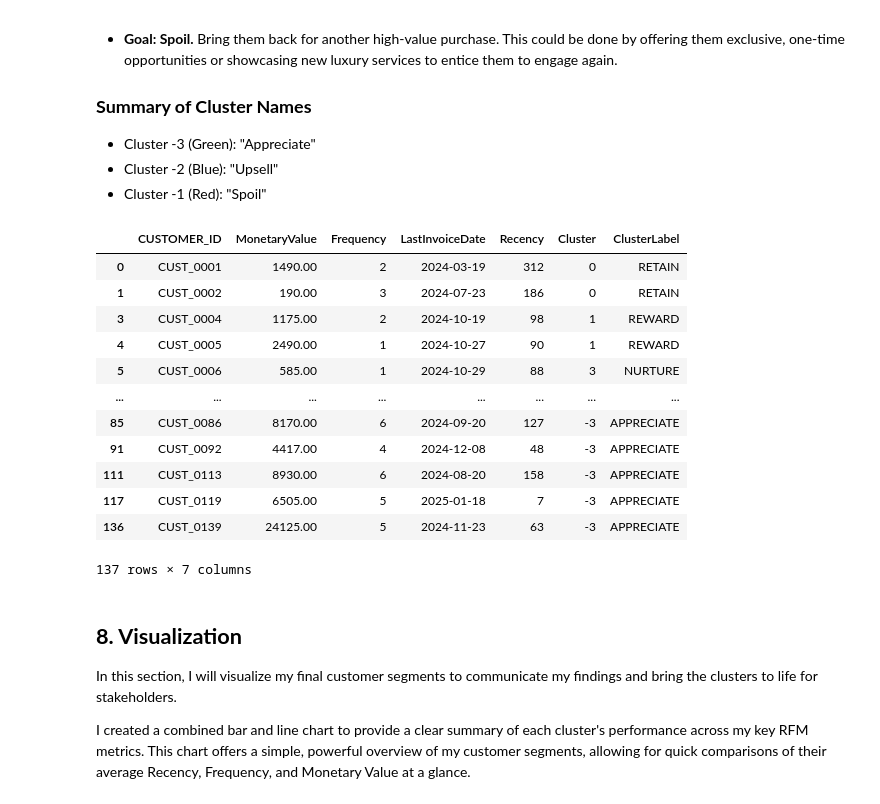
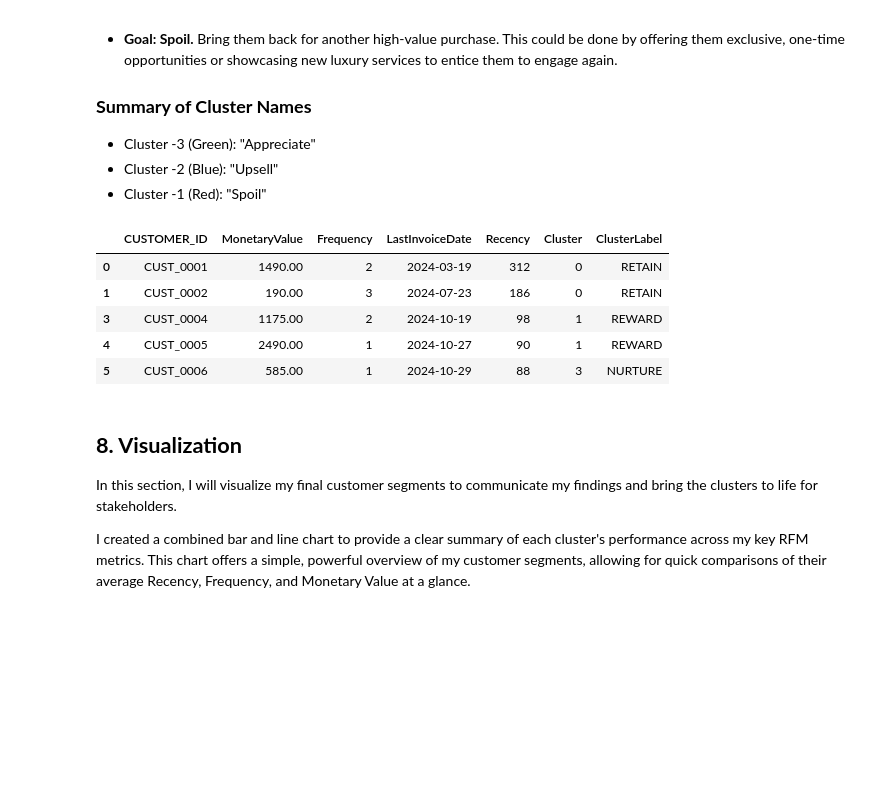
Before and after one commit to ThatcherMcc/Customer-Segmentation-Analysis, a Jupyter notebook: data_clustering.ipynb, the cells around one changed output. Cells and saved outputs as stored; diff of their text form; code cells hidden in the pictures; blank space fills up the shorter version.

```diff
--- a/data_clustering.ipynb
+++ b/data_clustering.ipynb
@@ -917,23 +918,16 @@ cluster_labels = {
 # %%
 full_clustering_df = pd.concat([non_outliers_df, outlier_clusters_df]) # Complete data that includes both outliers and base data
 
 full_clustering_df['ClusterLabel'] = full_clustering_df["Cluster"].map(cluster_labels)
 
-full_clustering_df
+full_clustering_df.head()
 # %% [output]
 |  | CUSTOMER_ID | MonetaryValue | Frequency | LastInvoiceDate | Recency | Cluster | ClusterLabel |
 | 0 | CUST_0001 | 1490.00 | 2 | 2024-03-19 | 312 | 0 | RETAIN |
 | 1 | CUST_0002 | 190.00 | 3 | 2024-07-23 | 186 | 0 | RETAIN |
 | 3 | CUST_0004 | 1175.00 | 2 | 2024-10-19 | 98 | 1 | REWARD |
 | 4 | CUST_0005 | 2490.00 | 1 | 2024-10-27 | 90 | 1 | REWARD |
 | 5 | CUST_0006 | 585.00 | 1 | 2024-10-29 | 88 | 3 | NURTURE |
-| ... | ... | ... | ... | ... | ... | ... | ... |
-| 85 | CUST_0086 | 8170.00 | 6 | 2024-09-20 | 127 | -3 | APPRECIATE |
-| 91 | CUST_0092 | 4417.00 | 4 | 2024-12-08 | 48 | -3 | APPRECIATE |
-| 111 | CUST_0113 | 8930.00 | 6 | 2024-08-20 | 158 | -3 | APPRECIATE |
-| 117 | CUST_0119 | 6505.00 | 5 | 2025-01-18 | 7 | -3 | APPRECIATE |
-| 136 | CUST_0139 | 24125.00 | 5 | 2024-11-23 | 63 | -3 | APPRECIATE |
-137 rows × 7 columns
 # %% [markdown]
 ## **8. Visualization**
 
```
Also changed, not shown: parts of 4 cells of this notebook, 4 other files.
